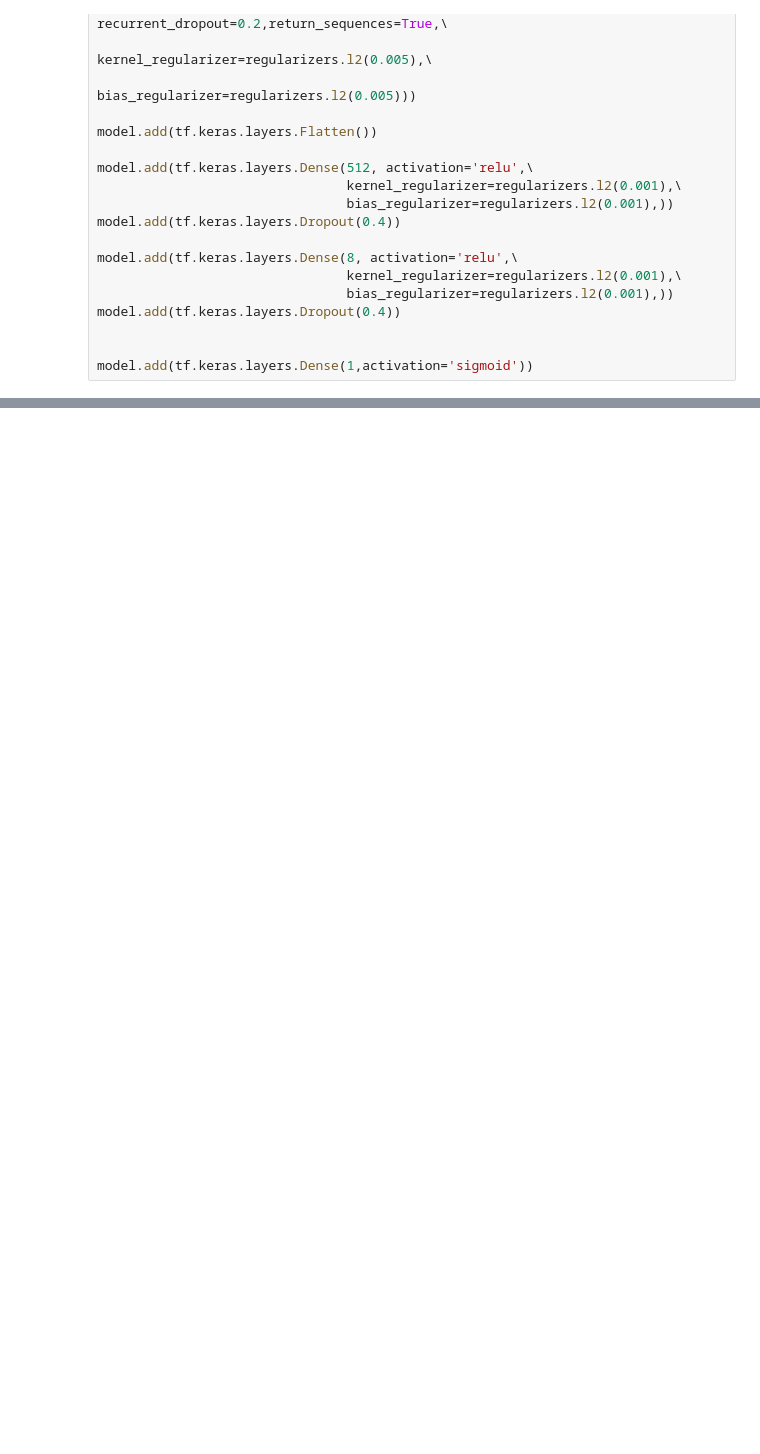
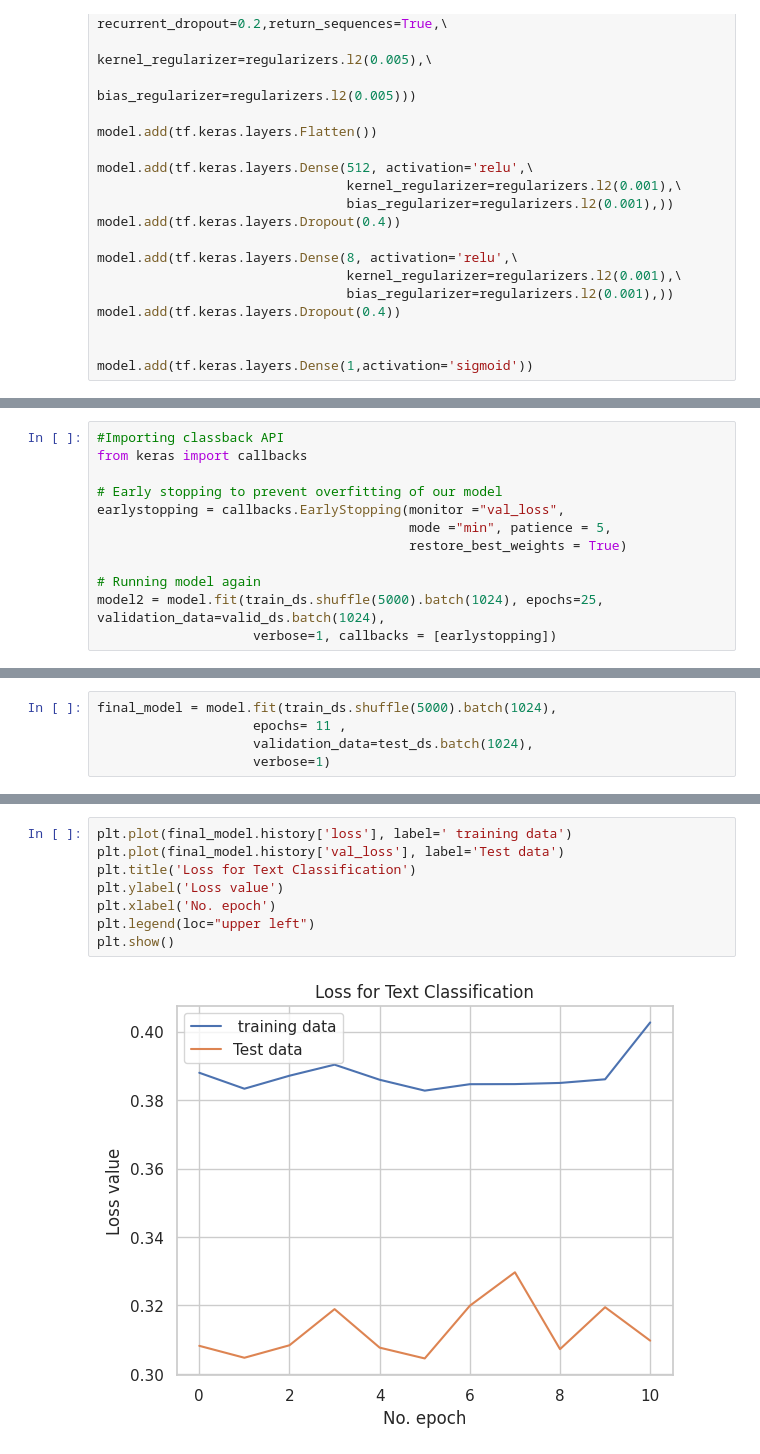
Before and after one commit to cfreeman22/D213, a Jupyter notebook: Copy_of_d213_task2_b.ipynb, the cells around one changed output, grey strips where cells are left out. Saved outputs shown, nothing was run; the diff lists cells and outputs as text; blank space fills up the shorter version.

```diff
--- a/Copy_of_d213_task2_b.ipynb
+++ b/Copy_of_d213_task2_b.ipynb
@@ -525,0 +573,12 @@ history = model.fit(train_ds.shuffle(5000).batch(1024),
+# %%
+#Importing classback API
+from keras import callbacks
+
+# Early stopping to prevent overfitting of our model
+earlystopping = callbacks.EarlyStopping(monitor ="val_loss",
+                                        mode ="min", patience = 5,
+                                        restore_best_weights = True)
+
+# Running model again
+model2 = model.fit(train_ds.shuffle(5000).batch(1024), epochs=25, validation_data=valid_ds.batch(1024),
+                    verbose=1, callbacks = [earlystopping])
@@ -525,0 +603,5 @@ history = model.fit(train_ds.shuffle(5000).batch(1024),
+# %%
+final_model = model.fit(train_ds.shuffle(5000).batch(1024),
+                    epochs= 11 ,
+                    validation_data=test_ds.batch(1024),
+                    verbose=1)
@@ -525,0 +626,10 @@ history = model.fit(train_ds.shuffle(5000).batch(1024),
+# %%
+plt.plot(final_model.history['loss'], label=' training data')
+plt.plot(final_model.history['val_loss'], label='Test data')
+plt.title('Loss for Text Classification')
+plt.ylabel('Loss value')
+plt.xlabel('No. epoch')
+plt.legend(loc="upper left")
+plt.show()
+# %% [output]
+[figure, added]
```
Also changed, not shown: parts of 16 cells of this notebook.
